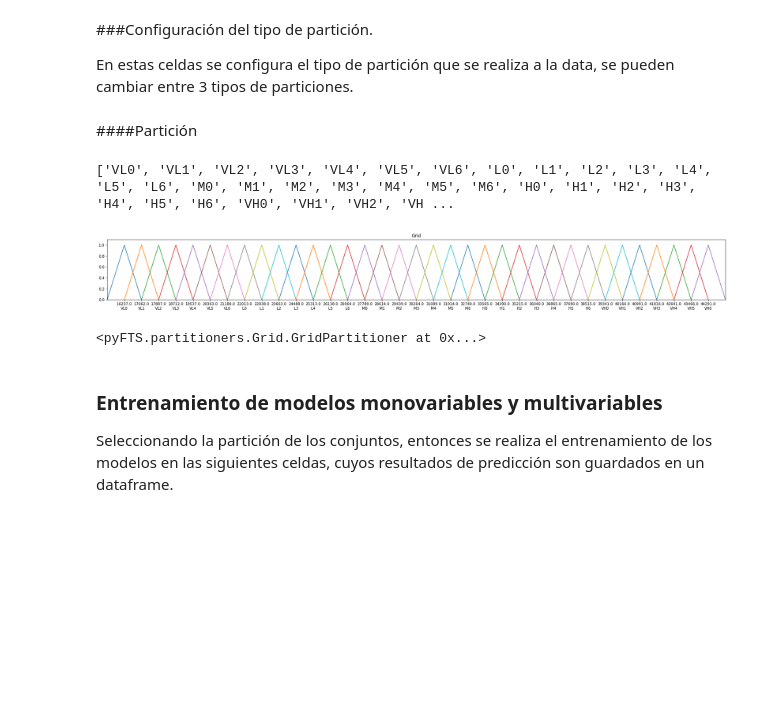
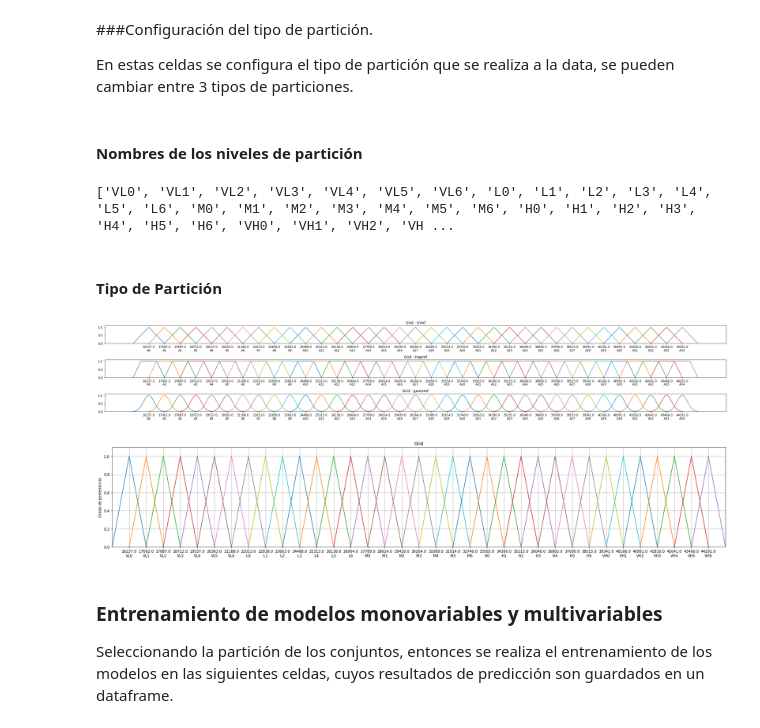
Before and after one commit to JossRubio/Prediccion_demanda_energetica, a Jupyter notebook: codes/Memoria_Everis.ipynb, the cells around one changed output. Cells and saved outputs as stored; diff of their text form; code cells hidden in the pictures; blank space fills up the shorter version.

```diff
--- a/codes/Memoria_Everis.ipynb
+++ b/codes/Memoria_Everis.ipynb
@@ -227,3 +158,10 @@ df_gen_dem.head()
+# %%
+# Dataset con los datos de interés (demanda + variables relacionadas)
+
+demand_labels = ['time', 'total load forecast', 'total load actual']
+demand_with_relation_names = demand_labels + variables_relationed_names
+
+demand_serie = df_energy_processed[demand_with_relation_names]
 # %% [markdown]
 ## Series Temporales
 
@@ -395,10 +358,20 @@ Successfully installed SimpSOM-1.3.4
 train_size = .7
 train_length = int(train_size*demand_serie.__len__())
 
-demand_serie['time'] = pd.to_datetime(demand_serie['time'], format='%Y-%m-%d %H:%M:%S')
+# demand_serie['time'] = pd.to_datetime(demand_serie['time'], format='%Y-%m-%d %H:%M:%S')
 
-demand_data = demand_serie.drop(columns=['total load forecast'], axis=1)
+# Seleccion de datos para el analisis multivariable
+features_selected = ['time', 'total load actual', 'total load forecast', 'generation fossil gas',
+                     'generation fossil oil', 'generation hydro water reservoir', 'price actual']
+
+demand_data = demand_serie[demand_labels].drop(columns=['total load forecast'], axis=1)
+demand_data_2 = demand_serie[features_selected].drop(columns=['total load forecast'], axis=1)
+
 demand_values = demand_data['total load actual'].values
 
+# Conjuntos para análisis inicial.
 train_values, test_values = demand_values[:train_length], demand_values[train_length:]
 train_df, test_df = demand_data.iloc[:train_length], demand_data.iloc[train_length:]
+
+# Conjuntos de entrenamiento para análisis multivariable.
+train_df2, test_df2 = demand_data_2.iloc[:train_length], demand_data_2.iloc[train_length:]
@@ -433,34 +413,50 @@ Text(0.5, 0, 'LAG')
 ###Configuración del tipo de partición.
 
 En estas celdas se configura el tipo de partición que se realiza a la data, se pueden cambiar entre 3 tipos de particiones.
+# %% [markdown]
+#### Nombres de los niveles de partición
+# %%
+from itertools import product
+
+levels = ['VL','L','M','H','VH']    # Nombres de los niveles que se le aplicara a las particiones
+q_levels = 7                        # Cantidad de subniveles.
+
+# Creación de los nombres de las particiones junto con sus subniveles
+sublevels = [str(k) for k in np.arange(0,q_levels)]
+names = []
+for combination in product(*[levels, sublevels]):
+  names.append(combination[0]+combination[1])
+
+print(names)
+# %% [output]
+['VL0', 'VL1', 'VL2', 'VL3', 'VL4', 'VL5', 'VL6', 'L0', 'L1', 'L2', 'L3', 'L4', 'L5', 'L6', 'M0', 'M1', 'M2', 'M3', 'M4', 'M5', 'M6', 'H0', 'H1', 'H2', 'H3', 'H4', 'H5', 'H6', 'VH0', 'VH1', 'VH2', 'VH ...
 # %% [markdown]
-####Partición
+#### Tipo de Partición
-# %%
-from itertools import product
-
-levels = ['VL','L','M','H','VH']
-sublevels = [str(k) for k in np.arange(0,7)]
-names = []
-for combination in product(*[levels, sublevels]):
-  names.append(combination[0]+combination[1])
-
-print(names)
-# %% [output]
-['VL0', 'VL1', 'VL2', 'VL3', 'VL4', 'VL5', 'VL6', 'L0', 'L1', 'L2', 'L3', 'L4', 'L5', 'L6', 'M0', 'M1', 'M2', 'M3', 'M4', 'M5', 'M6', 'H0', 'H1', 'H2', 'H3', 'H4', 'H5', 'H6', 'VH0', 'VH1', 'VH2', 'VH ...
+# %%
+from pyFTS.partitioners import CMeans, Grid, FCM, Huarng, Entropy, Util as pUtil
+from pyFTS.common import Membership as mf
+from pyFTS.benchmarks import benchmarks as bchmk
+
+# Se configura el GridParitioner con 3 tipos de particiones, triangular, trapezoide y gaussiana.
+
+partitions = pUtil.explore_partitioners(data=train_values, npart=35, methods=[Grid.GridPartitioner],
+                                       mf=[mf.trimf, mf.trapmf, mf.gaussmf], size=[30,5], save=True, file='partitions_types.png')
+# %% [output]
+[figure, added]
 # %%
-from pyFTS.partitioners import Grid
+fig, ax = plt.subplots(nrows=1, ncols=1,figsize=[30,5])
 
-fig, ax = plt.subplots(nrows=1, ncols=1,figsize=[30,3])
+part = Grid.GridPartitioner(data=train_values,npart=35, mf=mf.gaussmf, names=names)
+# part.membership_function = mf.gaussmf
 
-part = Grid.GridPartitioner(data=train_values,npart=35, names=names)
+# part = partitions[0]
 
 part.plot(ax)
+plt.ylabel('Grado de pertenencia')
+plt.grid(True)
+# plt.savefig('partition1.png')
 # %% [output]
-[figure, old version]
+[figure, new version]
-# %%
-part
-# %% [output]
-<pyFTS.partitioners.Grid.GridPartitioner at 0x...>
 # %% [markdown]
 ### Entrenamiento de modelos monovariables y multivariables
 
```
Also changed, not shown: parts of 84 cells of this notebook.
